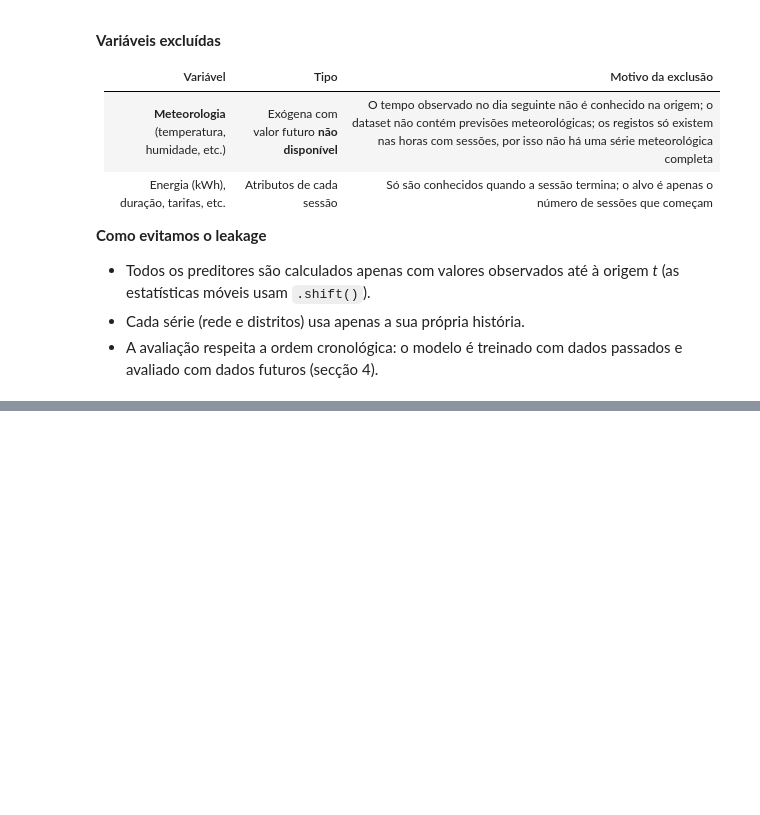
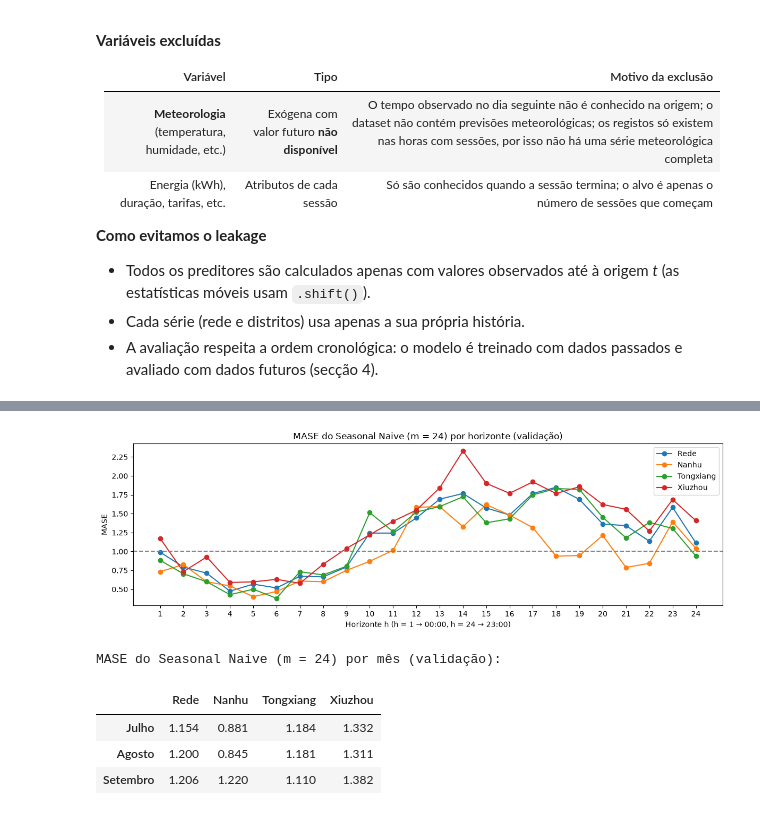
Before and after one commit to 1231478-Ellah-Fleischmann/MINDD-PROJETO-2, a Jupyter notebook: task1.ipynb, the cells around one changed output, grey strips where cells are left out. Cells and saved outputs as stored; diff of their text form; code cells hidden in the pictures; blank space fills up the shorter version.

```diff
--- a/task1.ipynb
+++ b/task1.ipynb
@@ -1122,0 +1313,29 @@ A **hora do dia** não é usada como preditor: como a origem é sempre às 23:00
+# %%
+# Seasonal Naive (m = 24): erro por horizonte e por mês na validação
+prev_sn = baselines['Seasonal Naive (m = 24)'].loc[VALIDATION_START:VALIDATION_END]
+erro_abs = (validation - prev_sn).abs()
+escala_mase = {c: np.mean(np.abs(train_model[c].values[24:] - train_model[c].values[:-24])) for c in series.columns}
+
+mase_h = erro_abs.groupby(erro_abs.index.hour + 1).mean() / pd.Series(escala_mase)    # por horizonte
+mase_mes = erro_abs.groupby(erro_abs.index.month).mean() / pd.Series(escala_mase)     # por mês
+mase_mes.index = ['Julho', 'Agosto', 'Setembro']
+
+fig, ax = plt.subplots(figsize=(12, 4))
+mase_h.plot(ax=ax, marker='o')
+ax.axhline(1, color='grey', linestyle='--')
+ax.set_title('MASE do Seasonal Naive (m = 24) por horizonte (validação)')
+ax.set_xlabel('Horizonte h (h = 1 → 00:00, h = 24 → 23:00)')
+ax.set_ylabel('MASE')
+ax.set_xticks(range(1, 25))
+plt.tight_layout()
+plt.show()
+
+print('MASE do Seasonal Naive (m = 24) por mês (validação):')
+mase_mes.round(3)
+# %% [output]
+[figure, added]
+MASE do Seasonal Naive (m = 24) por mês (validação):
+|  | Rede | Nanhu | Tongxiang | Xiuzhou |
+| Julho | 1.154 | 0.881 | 1.184 | 1.332 |
+| Agosto | 1.200 | 0.845 | 1.181 | 1.311 |
+| Setembro | 1.206 | 1.220 | 1.110 | 1.382 |
```
Also changed, not shown: parts of 7 cells of this notebook.
